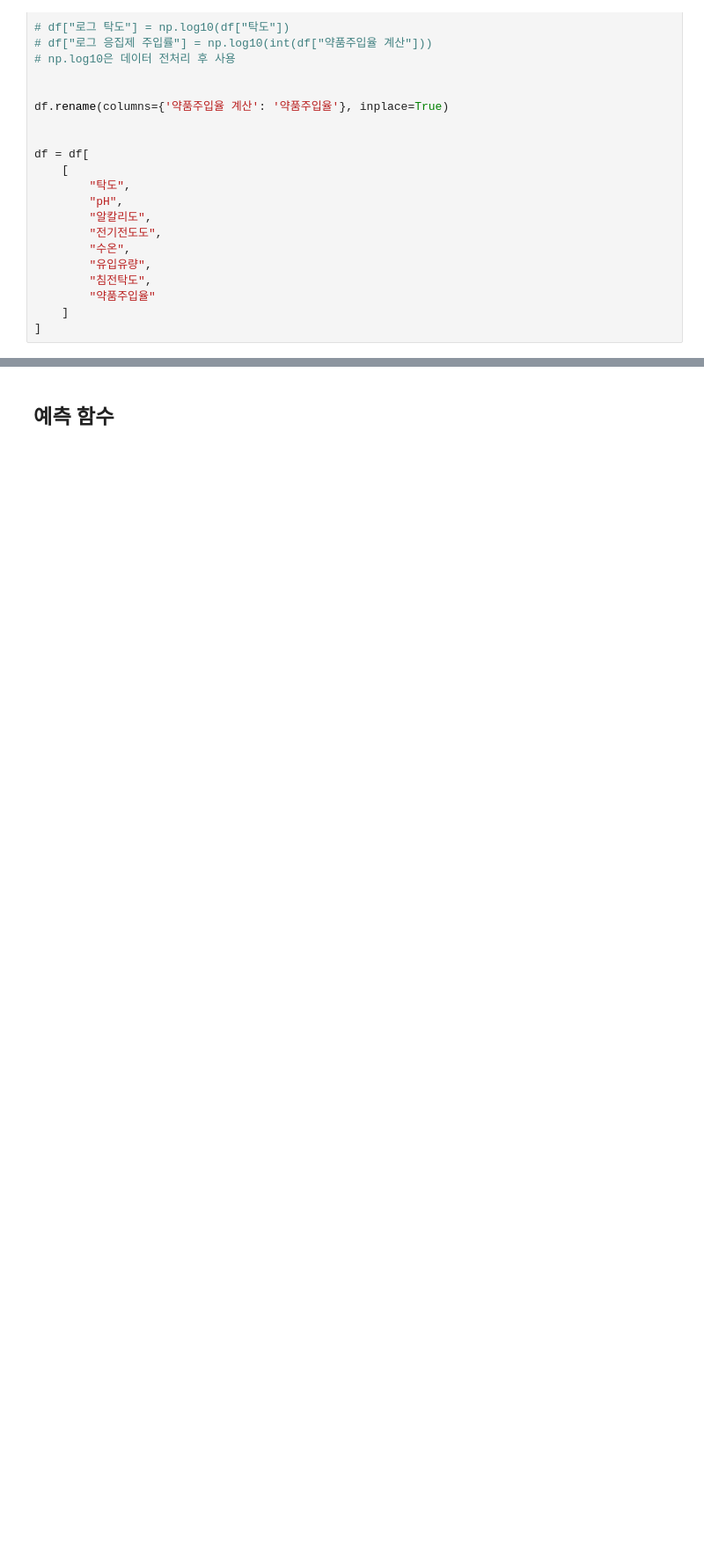
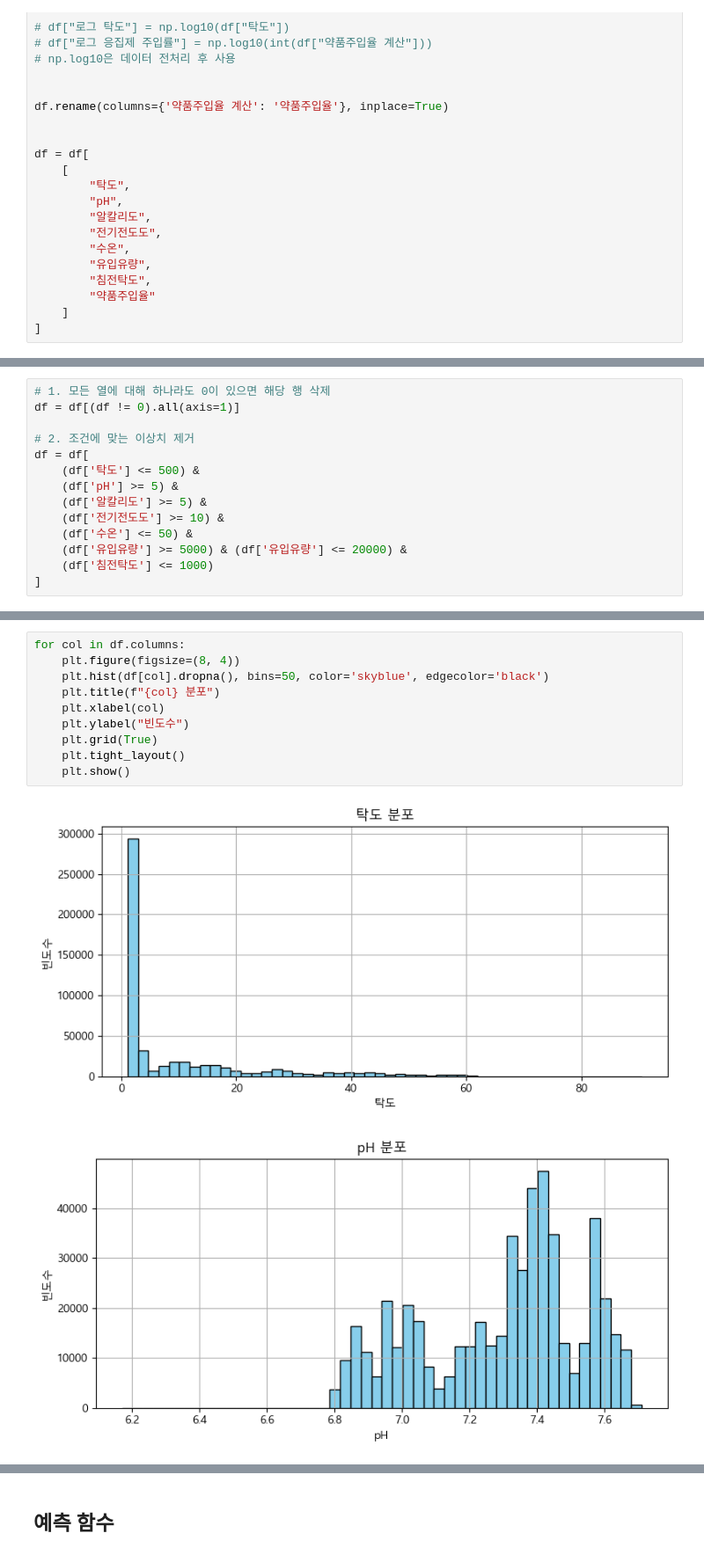
Before and after one commit to SANJEON/KPro_HB, a Jupyter notebook: 250428_streamlit/CA_Water.ipynb, the cells around one changed output, grey strips where cells are left out. Shown at 88% size. Drawn from its saved outputs; the diff is of its cells as text; blank space fills up the shorter version.

```diff
--- a/250428_streamlit/CA_Water.ipynb
+++ b/250428_streamlit/CA_Water.ipynb
@@ -102,0 +122,14 @@ df_raw.describe()
+# %%
+# 1. 모든 열에 대해 하나라도 0이 있으면 해당 행 삭제
+df = df[(df != 0).all(axis=1)]
+
+# 2. 조건에 맞는 이상치 제거
+df = df[
+    (df['탁도'] <= 500) &
+    (df['pH'] >= 5) &
+    (df['알칼리도'] >= 5) &
+    (df['전기전도도'] >= 10) &
+    (df['수온'] <= 50) &
+    (df['유입유량'] >= 5000) & (df['유입유량'] <= 20000) &
+    (df['침전탁도'] <= 1000)
+]
@@ -102,0 +150,13 @@ df_raw.describe()
+# %%
+for col in df.columns:
+    plt.figure(figsize=(8, 4))
+    plt.hist(df[col].dropna(), bins=50, color='skyblue', edgecolor='black')
+    plt.title(f"{col} 분포")
+    plt.xlabel(col)
+    plt.ylabel("빈도수")
+    plt.grid(True)
+    plt.tight_layout()
+    plt.show()
+# %% [output]
+[figure, added]
+[figure, added]
```
Also changed, not shown: parts of 14 cells of this notebook, 2 other files.
